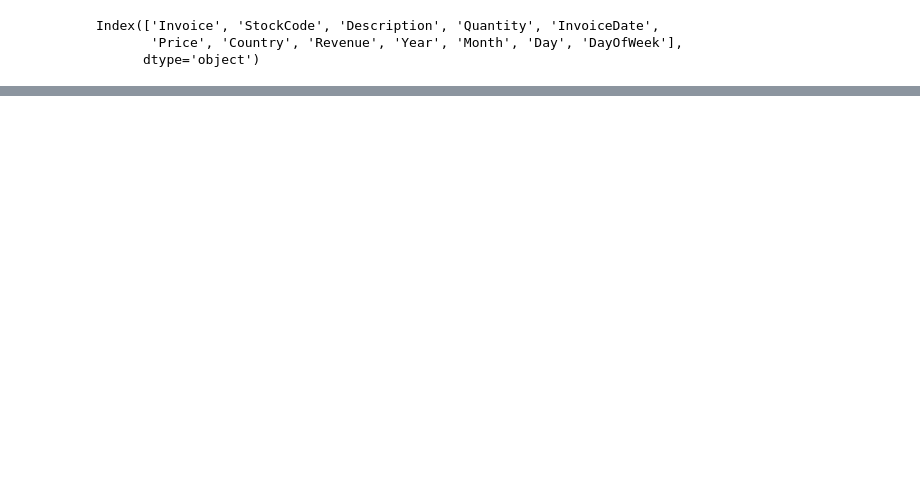
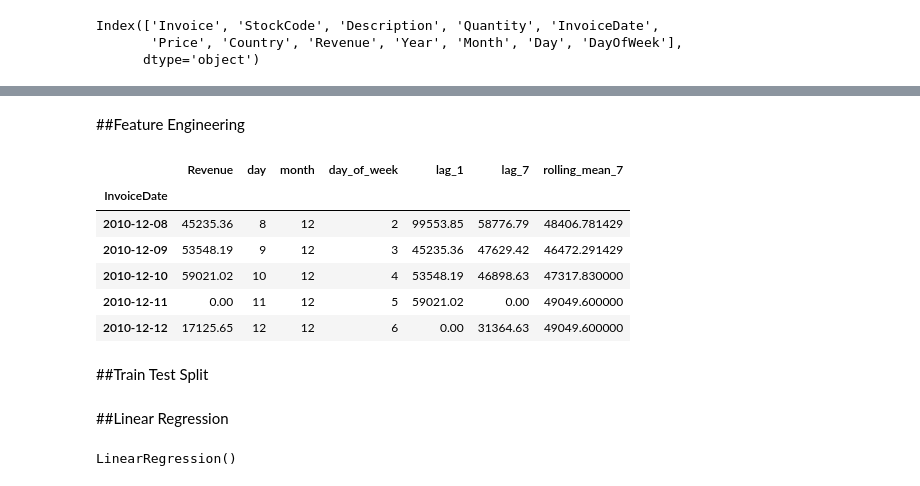
Before and after one commit to coder-priyanka01/Retail-Demand-Forecasting-Project, a Jupyter notebook: AI_Driven_Demand_Forecasting_&_Inventory_Optimization_System.ipynb, the cells around one changed output, grey strips where cells are left out. Saved outputs shown, nothing was run; the diff lists cells and outputs as text; code cells hidden in the pictures; blank space fills up the shorter version.

```diff
--- a/AI_Driven_Demand_Forecasting_&_Inventory_Optimization_System.ipynb
+++ b/AI_Driven_Demand_Forecasting_&_Inventory_Optimization_System.ipynb
@@ -391,0 +313,4 @@ plt.show()
+# %%
+daily_sales = df.resample("D", on="InvoiceDate")["Revenue"].sum().reset_index()
+
+daily_sales.head()
@@ -391,0 +340,28 @@ plt.show()
+# %% [markdown]
+##Feature Engineering
+# %%
+data = daily_sales.copy()
+
+data["day"] = data.index.day
+
+data["month"] = data.index.month
+
+data["day_of_week"] = data.index.dayofweek
+# %%
+data["lag_1"] = data["Revenue"].shift(1)
+
+data["lag_7"] = data["Revenue"].shift(7)
+# %%
+data["rolling_mean_7"] = data["Revenue"].shift(1).rolling(window=7).mean()
+# %%
+data = data.dropna()
+
+data.head()
+# %% [output]
+|  | Revenue | day | month | day_of_week | lag_1 | lag_7 | rolling_mean_7 |
+| InvoiceDate |  |  |  |  |  |  |  |
+| 2010-12-08 | 45235.36 | 8 | 12 | 2 | 99553.85 | 58776.79 | 48406.781429 |
+| 2010-12-09 | 53548.19 | 9 | 12 | 3 | 45235.36 | 47629.42 | 46472.291429 |
+| 2010-12-10 | 59021.02 | 10 | 12 | 4 | 53548.19 | 46898.63 | 47317.830000 |
+| 2010-12-11 | 0.00 | 11 | 12 | 5 | 59021.02 | 0.00 | 49049.600000 |
+| 2010-12-12 | 17125.65 | 12 | 12 | 6 | 0.00 | 31364.63 | 49049.600000 |
@@ -391,0 +372,2 @@ plt.show()
+# %% [markdown]
+##Train Test Split
@@ -391,0 +384,2 @@ plt.show()
+# %% [markdown]
+##Linear Regression
@@ -391,0 +390,4 @@ plt.show()
+# %%
+lr_model.fit(X_train, y_train)
+# %% [output]
+LinearRegression()
```
Also changed, not shown: parts of 53 cells of this notebook.
